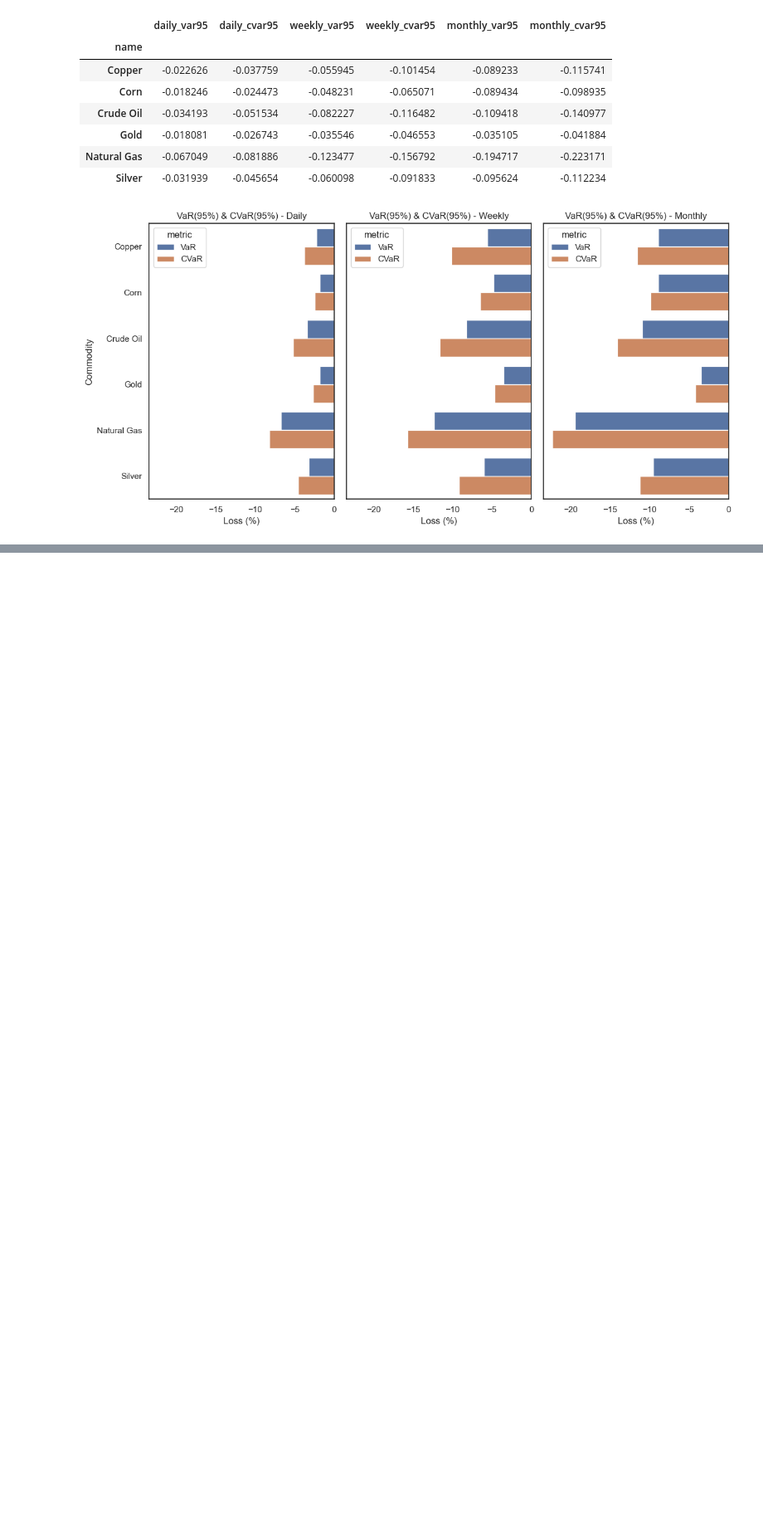
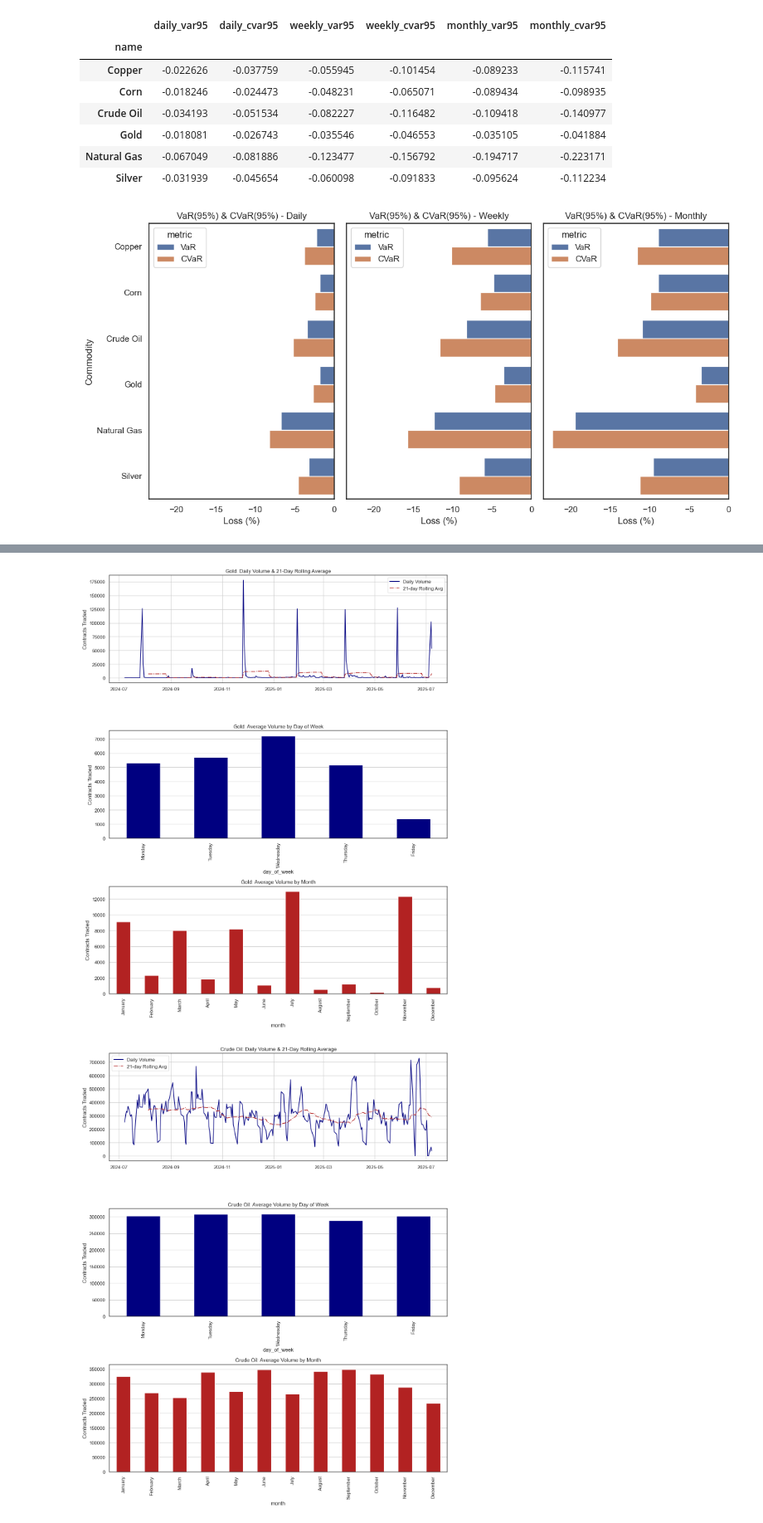
Before and after one commit to dgalassi99/commodity_lab, a Jupyter notebook: projects/commodity_dashboard/commodity_dashboard.ipynb, the cells around one changed output, grey strips where cells are left out. Shown at 83% size. Saved outputs shown, nothing was run; the diff lists cells and outputs as text; code cells hidden in the pictures; blank space fills up the shorter version.

```diff
--- a/projects/commodity_dashboard/commodity_dashboard.ipynb
+++ b/projects/commodity_dashboard/commodity_dashboard.ipynb
@@ -359,0 +435,47 @@ plt.show()
+# %%
+df['date'] = pd.to_datetime(df['date'])
+
+for commodity in df['name'].unique():
+    data = df[df['name'] == commodity].copy()
+    data = data.sort_values('date')
+    #rolling volume
+    data['volume_ma21'] = data['volume'].rolling(21).mean()
+    #add day of the week and mothn to data df
+    data['day_of_week'] = data['date'].dt.day_name()
+    data['month'] = data['date'].dt.month_name()
+
+    month_order = ['January', 'February', 'March', 'April', 'May', 'June',
+                   'July', 'August', 'September', 'October', 'November', 'December']
+
+    dow_avg = data.groupby('day_of_week')['volume'].mean().reindex(
+        ['Monday', 'Tuesday', 'Wednesday', 'Thursday', 'Friday'])
+
+    month_avg = data.groupby('month')['volume'].mean().reindex(month_order)
+
+    fig, axes = plt.subplots(3, 1, figsize=(12, 15))
+
+    # 1) Rolling volume
+    axes[0].plot(data['date'], data['volume'], label='Daily Volume', color = 'navy')
+    axes[0].plot(data['date'], data['volume_ma21'], color='firebrick', label='21-day Rolling Avg', linestyle = '-.')
+    axes[0].set_title(f'{commodity}: Daily Volume & 21-Day Rolling Average')
+    axes[0].set_ylabel('Contracts Traded')
+    axes[0].legend()
+    axes[0].grid(True)
+
+    # 2) Avg volume by day of week
+    dow_avg.plot(kind='bar', color='navy', ax=axes[1])
+    axes[1].set_title(f'{commodity}: Average Volume by Day of Week')
+    axes[1].set_ylabel('Contracts Traded')
+    axes[1].grid(axis='y')
+
+    # 3) Avg volume by month
+    month_avg.plot(kind='bar', color='firebrick', ax=axes[2])
+    axes[2].set_title(f'{commodity}: Average Volume by Month')
+    axes[2].set_ylabel('Contracts Traded')
+    axes[2].grid(axis='y')
+
+    plt.tight_layout()
+    plt.show()
+# %% [output]
+[figure, added]
+[figure, added]
```
Also changed, not shown: parts of 15 cells of this notebook, 1 other file.
